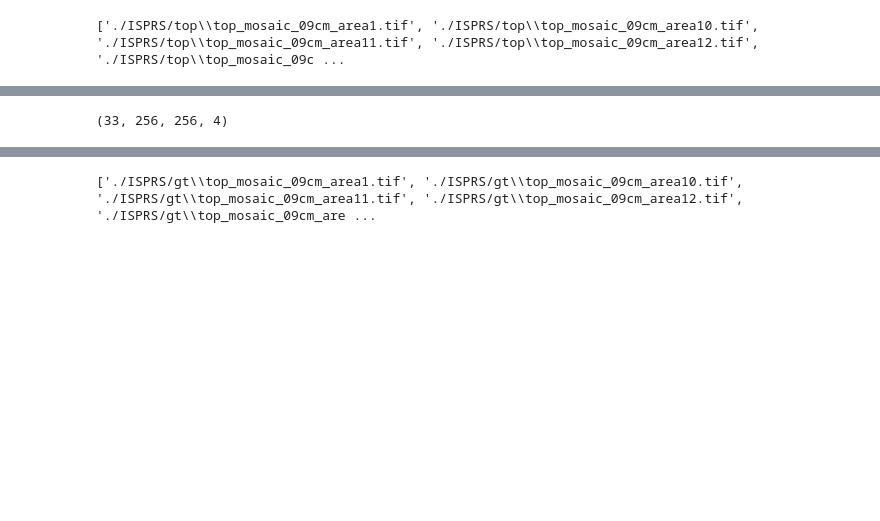
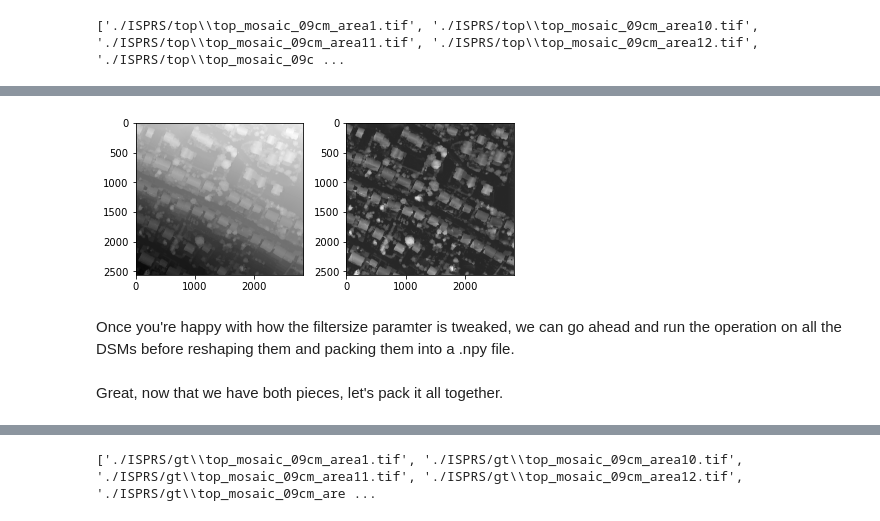
Before and after one commit to mmorphew/unet_remote_sensing, a Jupyter notebook: TIFF to NumPy.ipynb, the cells around one changed output, grey strips where cells are left out. Drawn from its saved outputs; the diff is of its cells as text; code cells hidden in the pictures; blank space fills up the shorter version.

```diff
--- a/TIFF to NumPy.ipynb
+++ b/TIFF to NumPy.ipynb
@@ -94,0 +67,20 @@ print(np.shape(dsm_total))
+# %%
+# Getting the kernel to be used in Top-Hat
+filterSize = 200
+filterSize =(filterSize, filterSize)
+kernel = cv2.getStructuringElement(cv2.MORPH_RECT,
+                                   filterSize)
+
+# Applying the Top-Hat operation
+tophat_img = cv2.morphologyEx(img0,
+                              cv2.MORPH_TOPHAT,
+                              kernel)
+
+fig, axes = plt.subplots(1,2) # one row, two columns
+axes[0].imshow(img0, cmap='gray')
+axes[1].imshow(tophat_img, cmap='gray')
+fig.tight_layout()
+# %% [output]
+[figure, added]
+# %% [markdown]
+Once you're happy with how the filtersize paramter is tweaked, we can go ahead and run the operation on all the DSMs before reshaping them and packing them into a .npy file.
@@ -95,6 +96,4 @@ print(np.shape(dsm_total))
+# %% [markdown]
+Great, now that we have both pieces, let's pack it all together.
 # %%
 data_total = np.concatenate((top_total, dsm_total), axis=-1)
-# %%
-print(np.shape(data_total))
-# %% [output]
-(33, 256, 256, 4)
```
Also changed, not shown: parts of 38 cells of this notebook, 2 other files.
